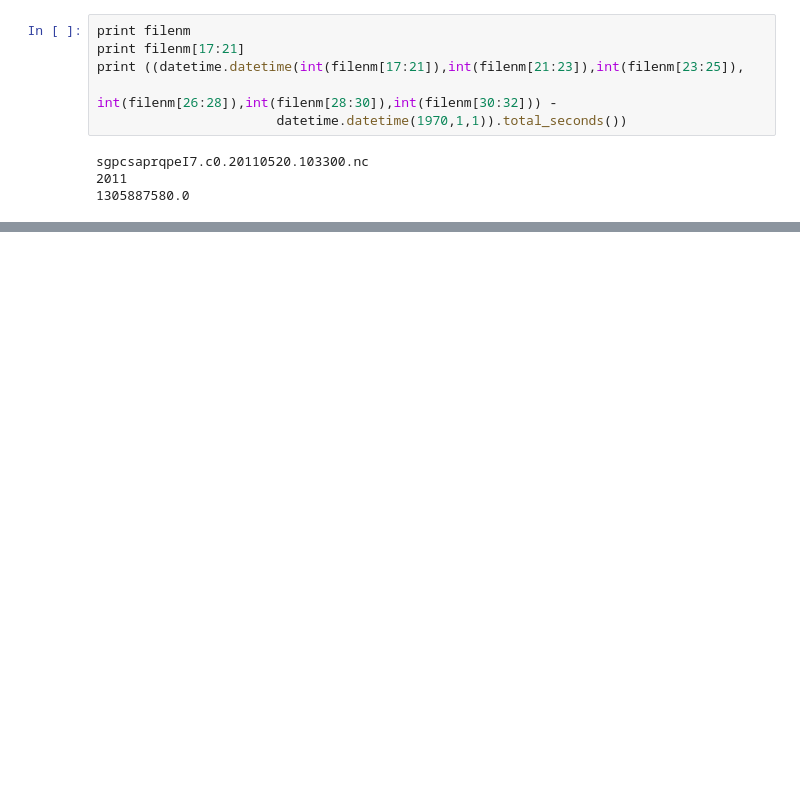
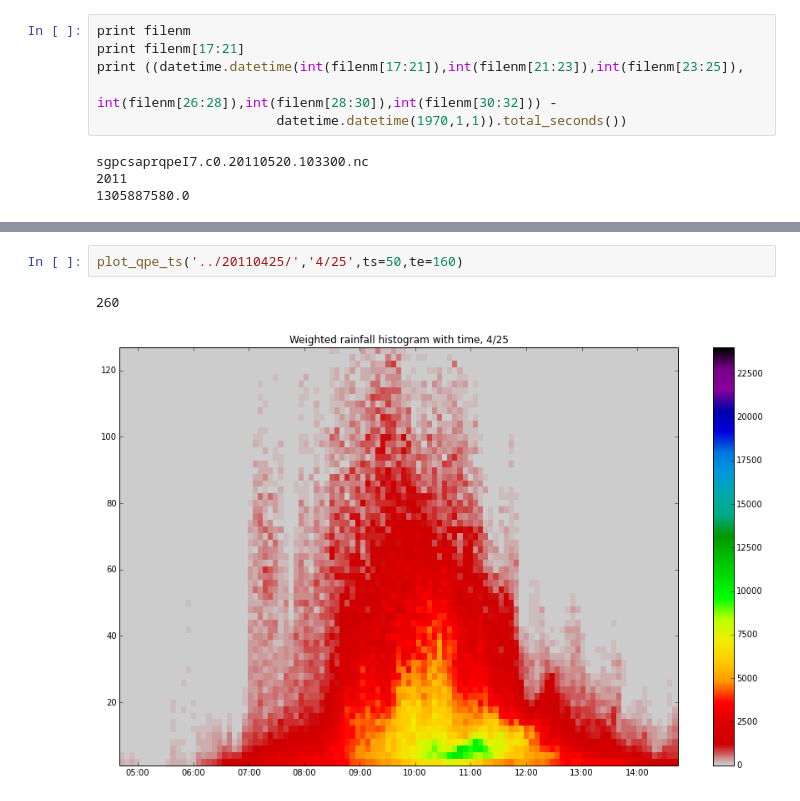
Before and after one commit to mvanlierwalq/IPy_NB_Public, a Jupyter notebook: csapr_qpe_analyze.ipynb, the cells around one changed output, grey strips where cells are left out. Drawn from its saved outputs; the diff is of its cells as text; blank space fills up the shorter version.

```diff
--- a/csapr_qpe_analyze.ipynb
+++ b/csapr_qpe_analyze.ipynb
@@ -132,0 +180,5 @@ for root,dirs,files in os.walk('./'):
+# %%
+plot_qpe_ts('../20110425/','4/25',ts=50,te=160)
+# %% [output]
+260
+[figure, added]
```
Also changed, not shown: parts of 15 cells of this notebook.
